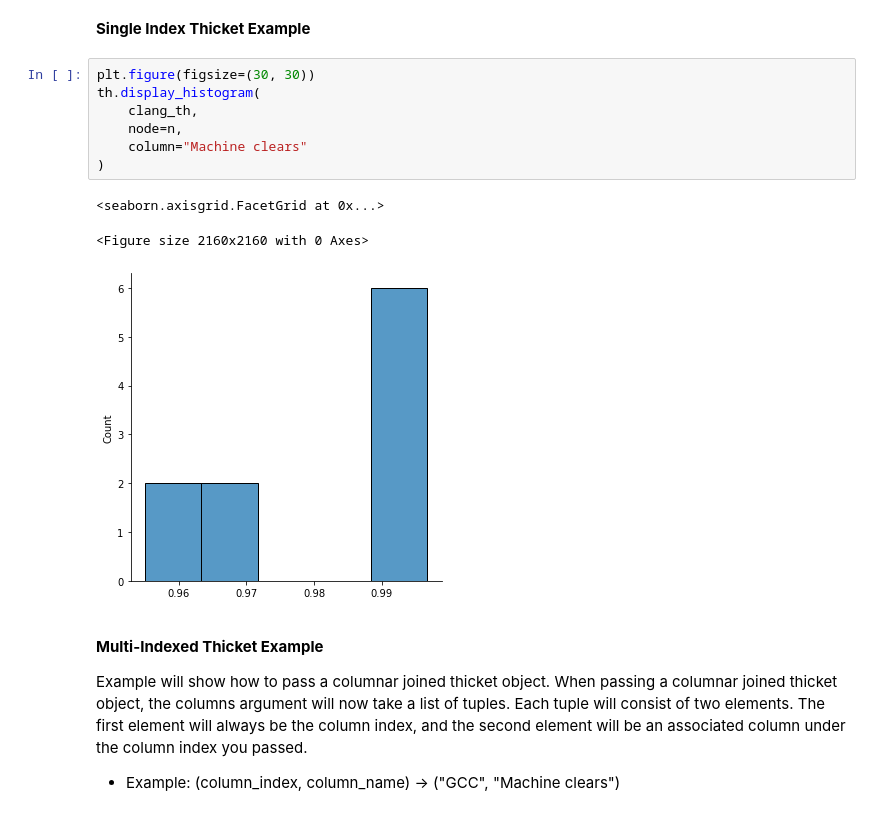
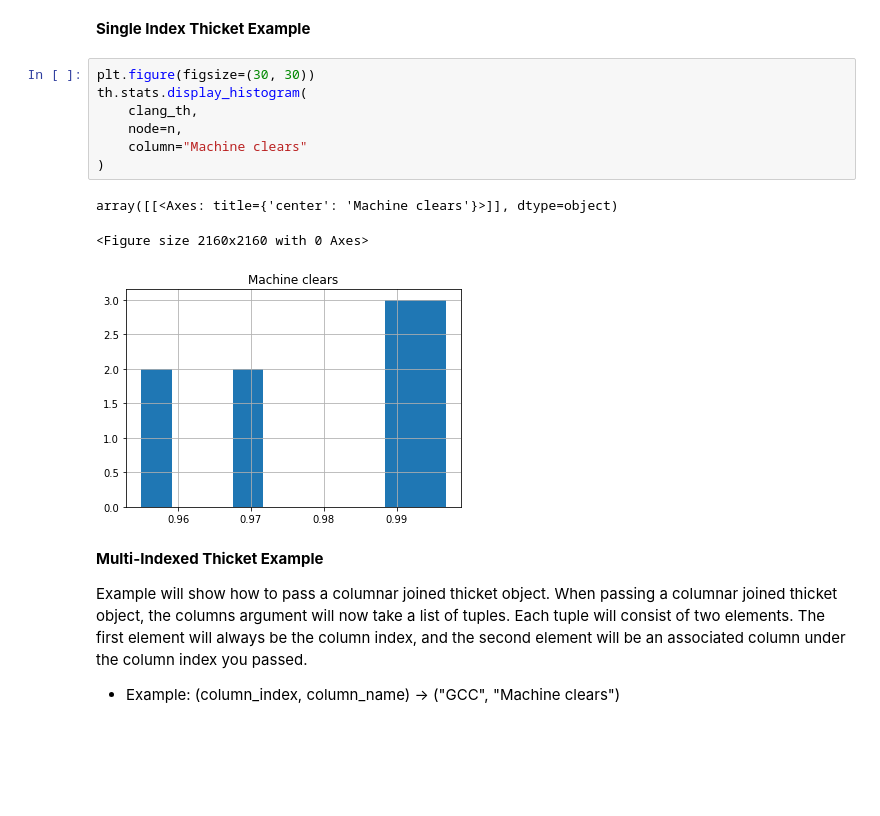
Before and after one commit to LLNL/thicket, a Jupyter notebook: docs/stats-functions.ipynb, the cells around one changed output. Saved outputs shown, nothing was run; the diff lists cells and outputs as text; blank space fills up the shorter version.

```diff
--- a/docs/stats-functions.ipynb
+++ b/docs/stats-functions.ipynb
@@ -579,15 +579,15 @@ n = pd.unique(combined_th.dataframe.reset_index()["node"])[4]
 **Single Index Thicket Example**
 # %%
 plt.figure(figsize=(30, 30))
-th.display_histogram(
+th.stats.display_histogram(
     clang_th,
     node=n,
     column="Machine clears"
 )
 # %% [output]
-<seaborn.axisgrid.FacetGrid at 0x...>
+array([[<Axes: title={'center': 'Machine clears'}>]], dtype=object)
 <Figure size 2160x2160 with 0 Axes>
-[figure, old version]
+[figure, new version]
 # %% [markdown]
 **Multi-Indexed Thicket Example**
 
```
Also changed, not shown: parts of 57 cells of this notebook.
